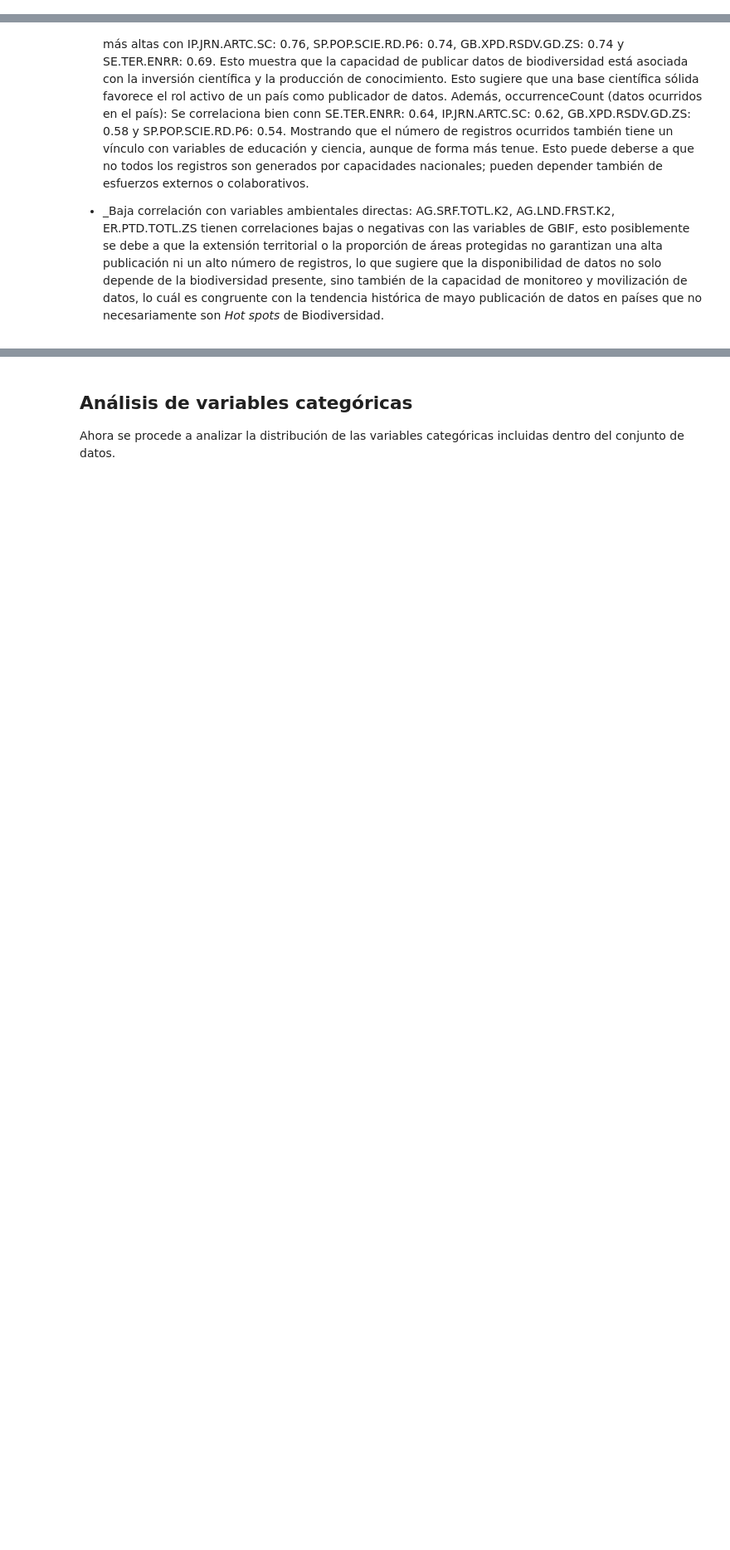
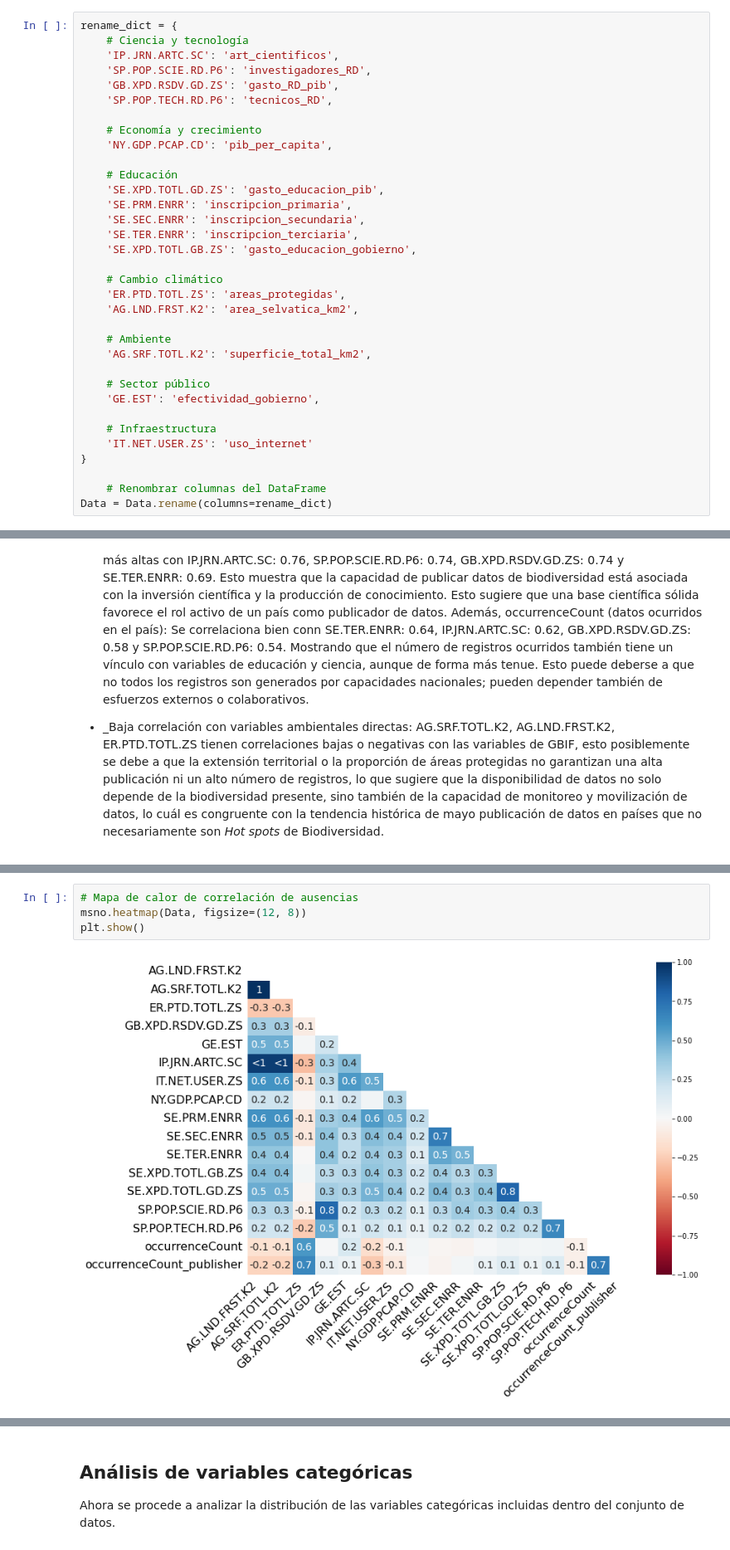
Before and after one commit to rortizgeo/Maestria_CD_Proyecto-Aplicado, a Jupyter notebook: PA_dataAnalysis.ipynb, the cells around one changed output, grey strips where cells are left out. Shown at 83% size. Drawn from its saved outputs; the diff is of its cells as text; blank space fills up the shorter version.

```diff
--- a/PA_dataAnalysis.ipynb
+++ b/PA_dataAnalysis.ipynb
@@ -432,6 +452,40 @@ Data["ogp_membership"] = Data.apply(
     ),
     axis=1
 )
+# %%
+rename_dict = {
+    # Ciencia y tecnología
+    'IP.JRN.ARTC.SC': 'art_cientificos',
+    'SP.POP.SCIE.RD.P6': 'investigadores_RD',
+    'GB.XPD.RSDV.GD.ZS': 'gasto_RD_pib',
+    'SP.POP.TECH.RD.P6': 'tecnicos_RD',
+
+    # Economía y crecimiento
+    'NY.GDP.PCAP.CD': 'pib_per_capita',
+
+    # Educación
+    'SE.XPD.TOTL.GD.ZS': 'gasto_educacion_pib',
+    'SE.PRM.ENRR': 'inscripcion_primaria',
+    'SE.SEC.ENRR': 'inscripcion_secundaria',
+    'SE.TER.ENRR': 'inscripcion_terciaria',
+    'SE.XPD.TOTL.GB.ZS': 'gasto_educacion_gobierno',
+
+    # Cambio climático
+    'ER.PTD.TOTL.ZS': 'areas_protegidas',
+    'AG.LND.FRST.K2': 'area_selvatica_km2',
+
+    # Ambiente
+    'AG.SRF.TOTL.K2': 'superficie_total_km2',
+
+    # Sector público
+    'GE.EST': 'efectividad_gobierno',
+
+    # Infraestructura
+    'IT.NET.USER.ZS': 'uso_internet'
+}
+
+    # Renombrar columnas del DataFrame
+Data = Data.rename(columns=rename_dict)
 # %% [markdown]
 # Análisis Exploratorio de Datos
 
@@ -861,0 +924,6 @@ Análisis general del gráfico
+# %%
+# Mapa de calor de correlación de ausencias
+msno.heatmap(Data, figsize=(12, 8))
+plt.show()
+# %% [output]
+[figure, added]
```
Also changed, not shown: parts of 16 cells of this notebook.
